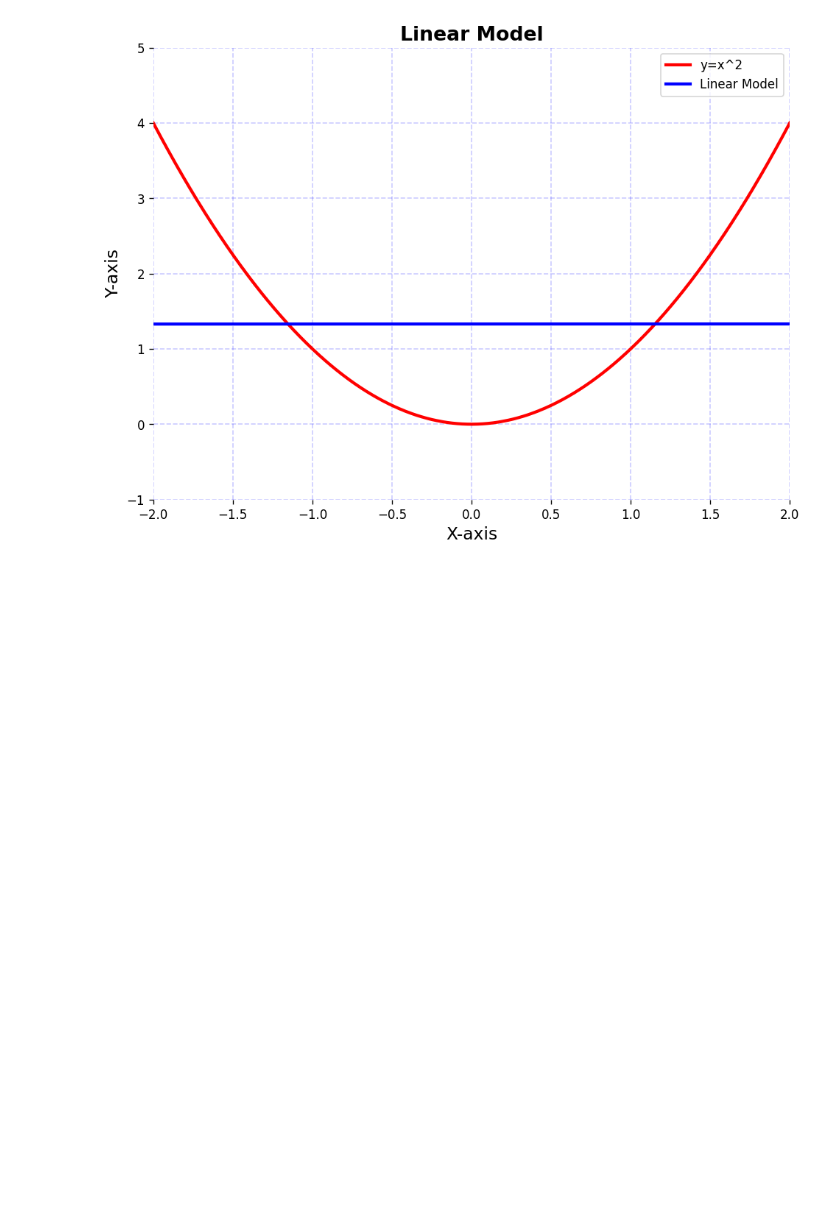
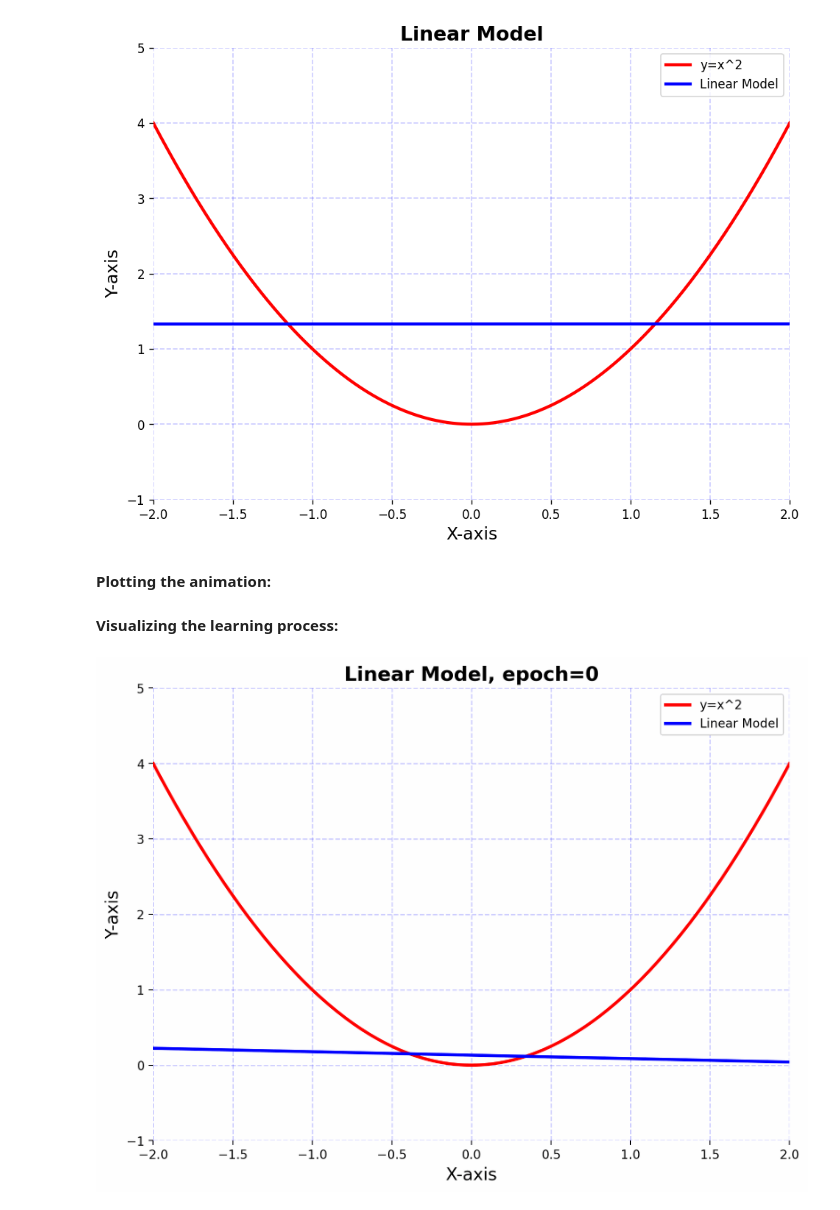
Before and after one commit to murilogustineli/implicit-function-playground, a Jupyter notebook: notebooks/01_function_approximation.ipynb, the cells around one changed output. Saved outputs shown, nothing was run; the diff lists cells and outputs as text; code cells hidden in the pictures; blank space fills up the shorter version.

```diff
--- a/notebooks/01_function_approximation.ipynb
+++ b/notebooks/01_function_approximation.ipynb
@@ -54,6 +78,8 @@ from implicitnet.plotting import plot_model
 plot_model(x=x, y=y, predicted=final_pred)
 # %% [output]
 [figure]
+# %% [markdown]
+**Plotting the animation:**
 # %%
 from implicitnet.plotting import plot_animation
 
@@ -92,3 +118,11 @@ imageio.mimsave(
     duration=64,  # optional: frames per second
     loop=0,  # loop the gif
 )
+# %% [markdown]
+**Visualizing the learning process:**
+# %%
+from IPython.display import Image
+
+Image(filename="../animations/linear_animation.gif")
+# %% [output]
+[figure, added]
```
Also changed, not shown: parts of 8 cells of this notebook.
